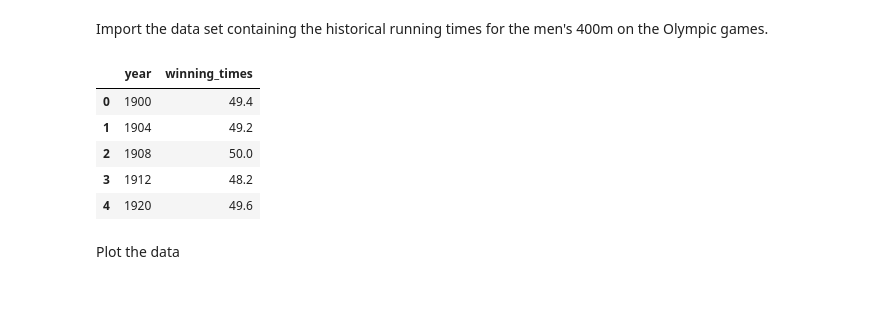
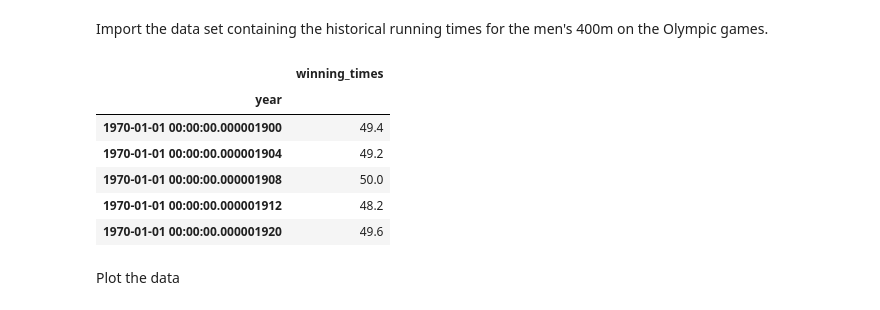
Before and after one commit to nic464/dsc-enterprise-hsbc-arma-models-lab-hsbc-ds-081319, a Jupyter notebook: index.ipynb, the cells around one changed output. Cells and saved outputs as stored; diff of their text form; code cells hidden in the pictures.

```diff
--- a/index.ipynb
+++ b/index.ipynb
@@ -247,15 +247,17 @@ Import the data set containing the historical running times for the men's 400m o
 # %%
 # the data is in "winning_400m.csv"
 runtimes = pd.read_csv('winning_400m.csv')
 runtimes['year'] = pd.to_datetime(runtimes['year'])
+runtimes.set_index(['year'], inplace=True)
 runtimes.head()
 # %% [output]
-|  | year | winning_times |
-| 0 | 1900 | 49.4 |
-| 1 | 1904 | 49.2 |
-| 2 | 1908 | 50.0 |
-| 3 | 1912 | 48.2 |
-| 4 | 1920 | 49.6 |
+|  | winning_times |
+| year |  |
+| 1970-01-01 00:00:00.000001900 | 49.4 |
+| 1970-01-01 00:00:00.000001904 | 49.2 |
+| 1970-01-01 00:00:00.000001908 | 50.0 |
+| 1970-01-01 00:00:00.000001912 | 48.2 |
+| 1970-01-01 00:00:00.000001920 | 49.6 |
 # %% [markdown]
 Plot the data
 # %%
```
